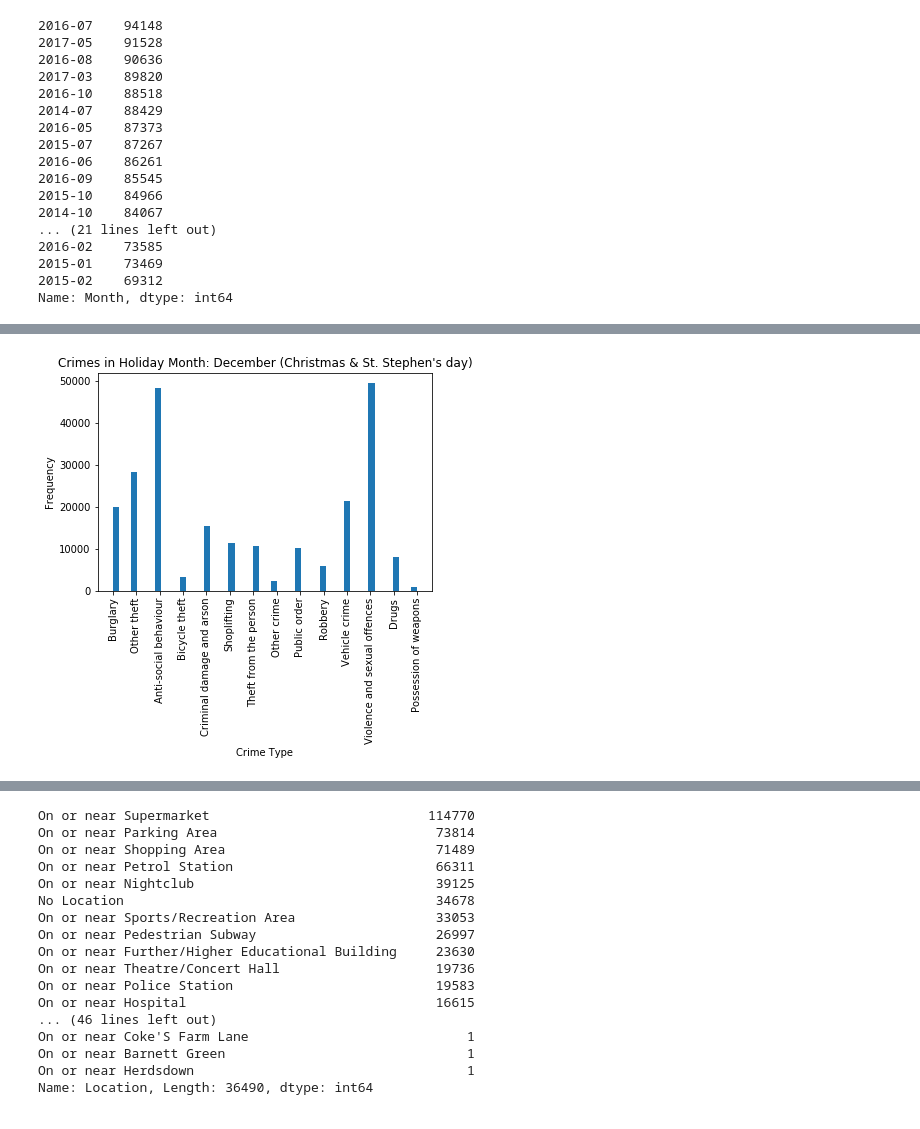
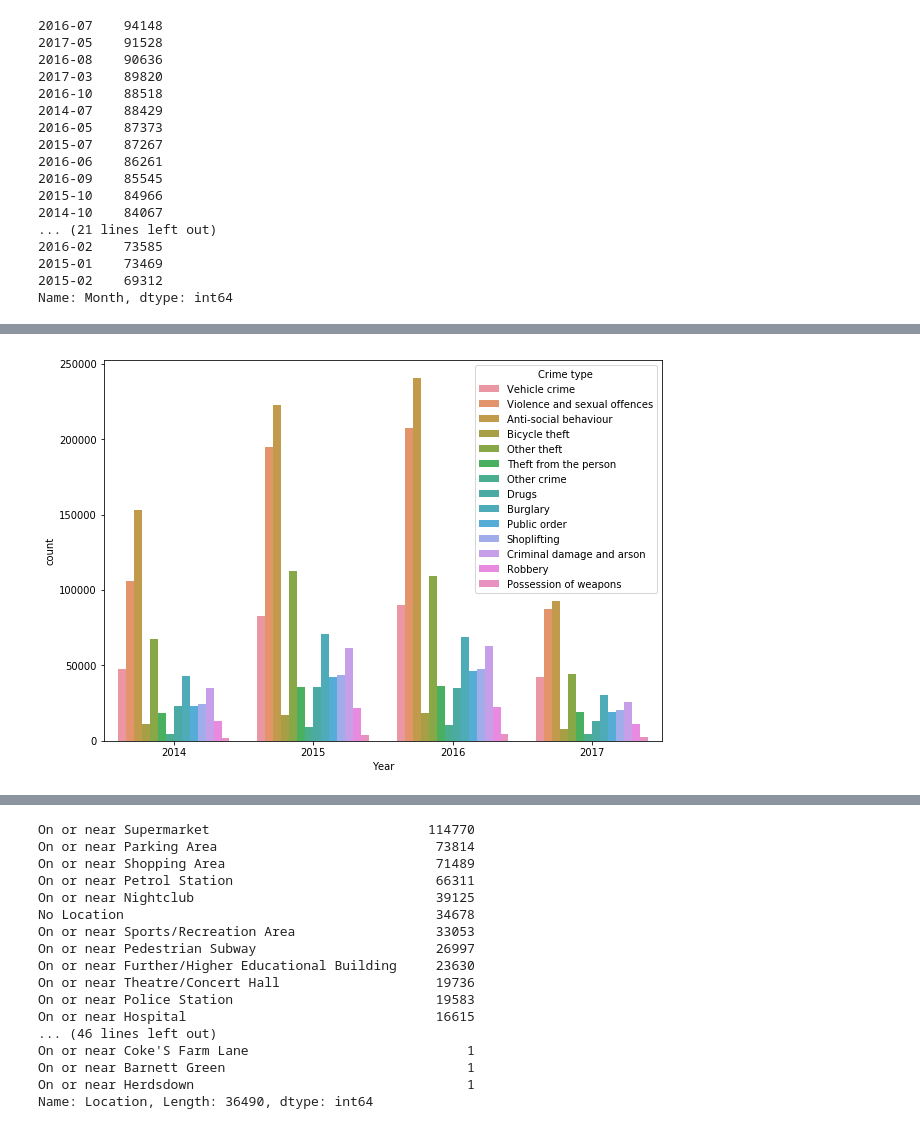
Before and after one commit to ToluAkin/improved-octo-dollop, a Jupyter notebook: capstone.ipynb, the cells around one changed output, grey strips where cells are left out. Drawn from its saved outputs; the diff is of its cells as text; code cells hidden in the pictures.

Commit message:
new data visualization for analysis

```diff
--- a/capstone.ipynb
+++ b/capstone.ipynb
@@ -395,11 +167,7 @@ plt.show()
-# %%
-decCrime = street[street['Month'] == '12']
-x = decCrime['Crime type'].tolist()
-plt.hist(x, bins=50)
-plt.ylabel("Frequency")
-plt.xlabel("Crime Type")
-plt.title("Crimes in Holiday Month: December (Christmas & St. Stephen's day)")
-plt.xticks(rotation='vertical')
-plt.show()
-# %% [output]
-[figure, removed]
+# %%
+fig = plt.figure(figsize=(10, 7))
+streetData = sns.countplot(data=street, x='Year', hue='Crime type')
+streetCrime.set_ylabels('Frequency of the crime committed')
+streetCrime.fig.suptitle('Different crimes commited between 2014-2017', fontsize=16)
+# %% [output]
+[figure, added]
```
Also changed, not shown: parts of 55 cells of this notebook.
